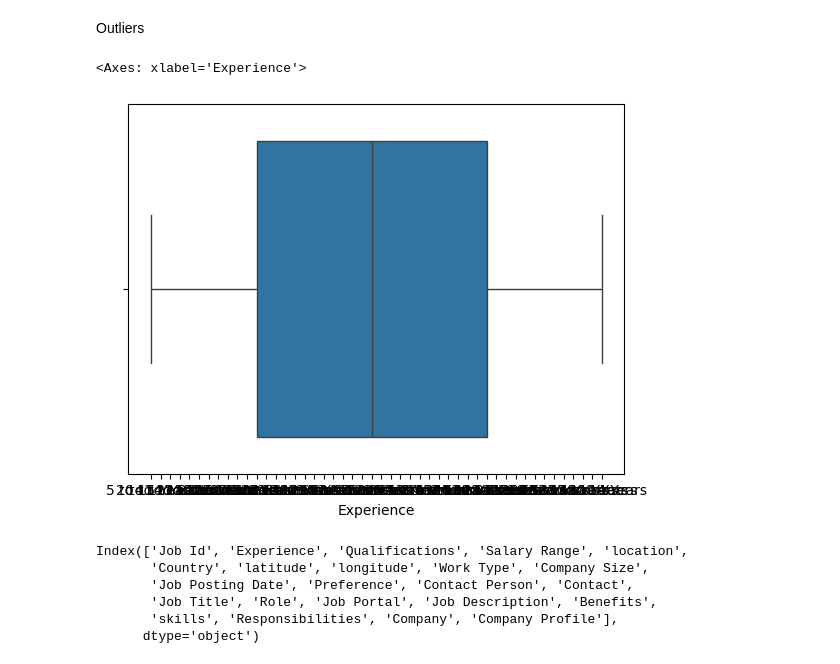
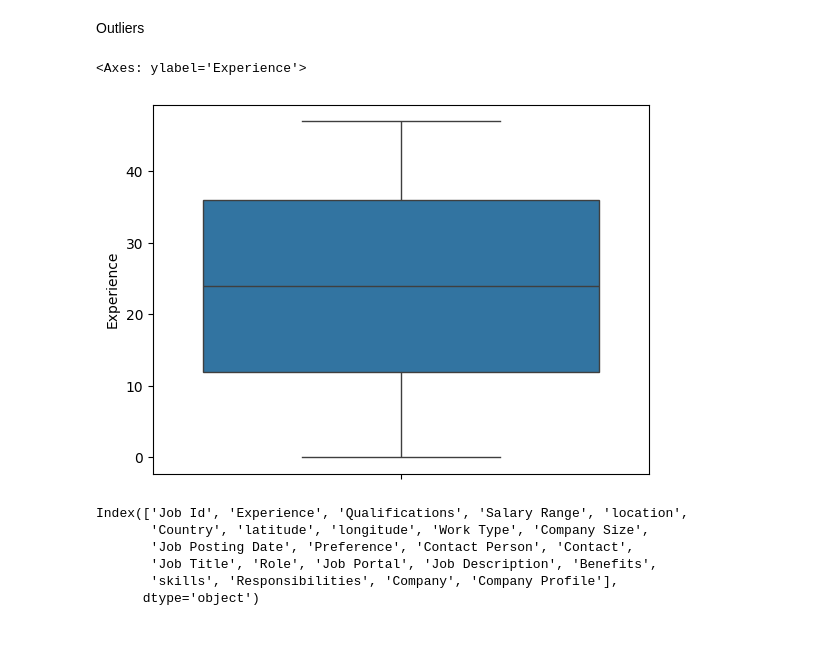
Before and after one commit to musiur/preprocess_salary_dataset, a Jupyter notebook: data-cleaning-salary-prediction.ipynb, the cells around one changed output. Saved outputs shown, nothing was run; the diff lists cells and outputs as text; code cells hidden in the pictures; blank space fills up the shorter version.

```diff
--- a/data-cleaning-salary-prediction.ipynb
+++ b/data-cleaning-salary-prediction.ipynb
@@ -146,10 +146,10 @@ Index(['Job Id', 'Experience', 'Qualifications', 'Salary Range', 'location',
 Outliers
 # %%
 import seaborn as sns
-sns.boxplot(x=df['Experience'])
+sns.boxplot(y=df['Experience'], legend='auto')
 # %% [output]
-<Axes: xlabel='Experience'>
+<Axes: ylabel='Experience'>
-[figure, old version]
+[figure, new version]
 # %%
 df.columns
 # %% [output]
```
